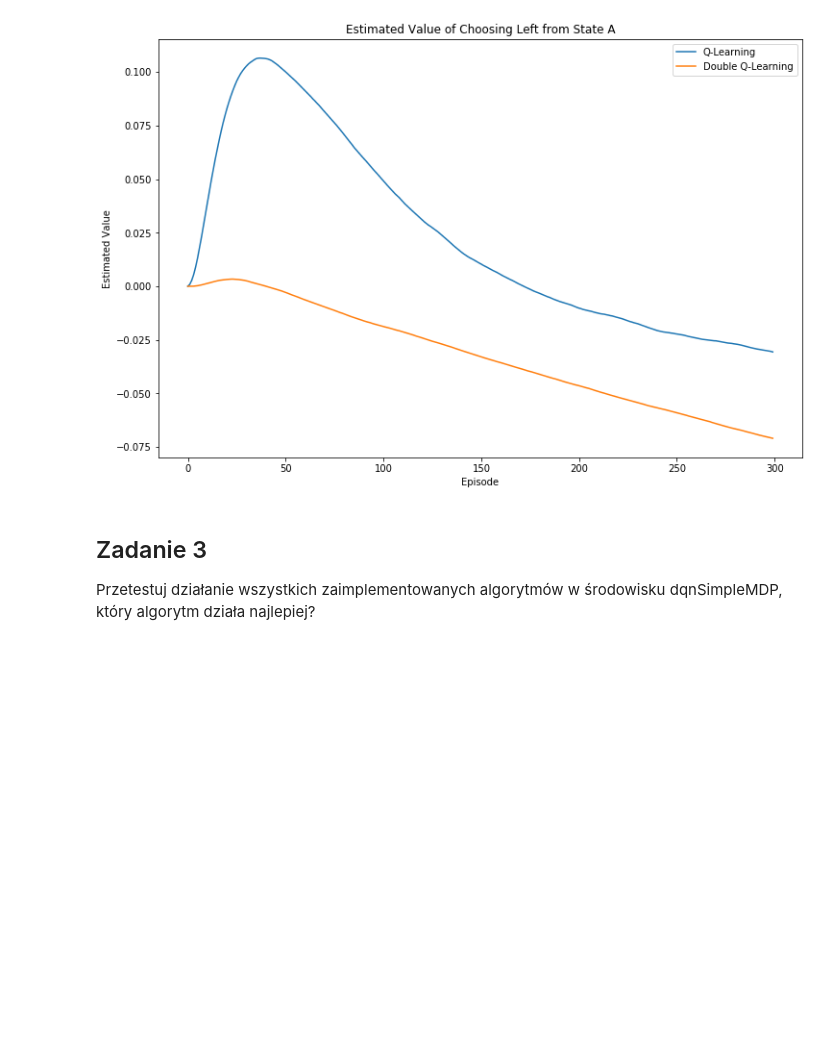
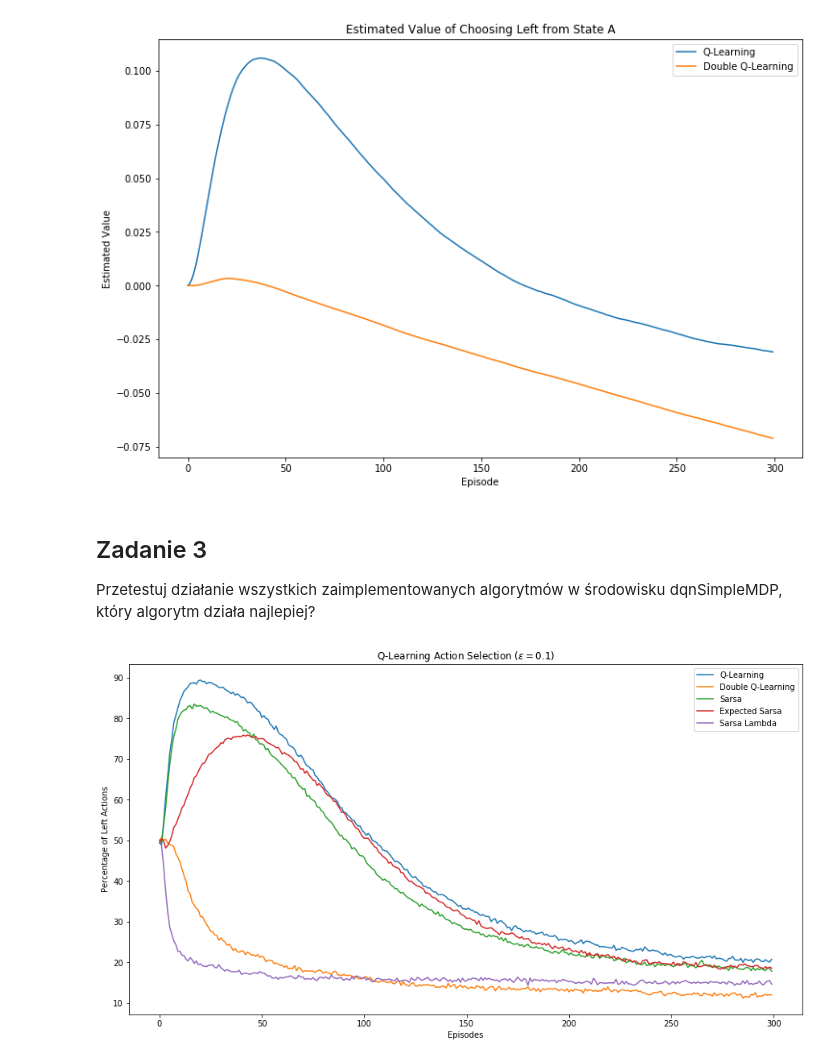
Before and after one commit to Anamitr/ISI-lab, a Jupyter notebook: Lab. 3.ipynb, the cells around one changed output. Saved outputs shown, nothing was run; the diff lists cells and outputs as text; code cells hidden in the pictures; blank space fills up the shorter version.

```diff
--- a/Lab. 3.ipynb
+++ b/Lab. 3.ipynb
@@ -192,7 +193,7 @@ class SARSALambdaAgent:
         if random.uniform(0, 1) < epsilon:
             random_actions = possible_actions.copy()
             random_actions.remove(best_action)
-            chosen_action = random.choice(random_actions)
+            chosen_action = random.choice(random_actions if random_actions else [best_action])
 
         return chosen_action
 
@@ -416,7 +417,7 @@ class DQLearningAgent:
         if random.uniform(0, 1) < epsilon:
             random_actions = possible_actions.copy()
             random_actions.remove(best_action)
-            chosen_action = random.choice(random_actions)
+            chosen_action = random.choice(random_actions if random_actions else [best_action])
 
         return chosen_action
 
@@ -527,3 +527,11 @@ plt.show()
 ## Zadanie 3
 
 Przetestuj działanie wszystkich zaimplementowanych algorytmów w środowisku dqnSimpleMDP, który algorytm działa najlepiej?
+# %%
+left_count_sarsa = np.zeros(n_eps)
+left_count_expected_sarsa = np.zeros(n_eps)
+left_count_lambda_sarsa = np.zeros(n_eps)
+
+sarsa_estimate = np.zeros(n_eps)
+expected_sarsa_estimate = np.zeros(n_eps)
+lambda_sarsa_estimate = np.zeros(n_eps)
@@ -529,0 +626,19 @@ Przetestuj działanie wszystkich zaimplementowanych algorytmów w środowisku dq
+# %%
+plt.figure(figsize=(15,8))
+plt.plot(left_count_q/max_tests*100,
+         label='Q-Learning')
+plt.plot(left_count_dq/max_tests*100,
+         label='Double Q-Learning')
+plt.plot(left_count_sarsa/max_tests*100,
+         label='Sarsa')
+plt.plot(left_count_expected_sarsa/max_tests*100,
+         label='Expected Sarsa')
+plt.plot(left_count_lambda_sarsa/max_tests*100,
+         label='Sarsa Lambda')
+plt.ylabel('Percentage of Left Actions')
+plt.xlabel('Episodes')
+plt.title(r'Q-Learning Action Selection ($\epsilon=0.1$)')
+plt.legend(loc='best')
+plt.show()
+# %% [output]
+[figure, added]
```
Also changed, not shown: parts of 7 cells of this notebook, 1 other file.
